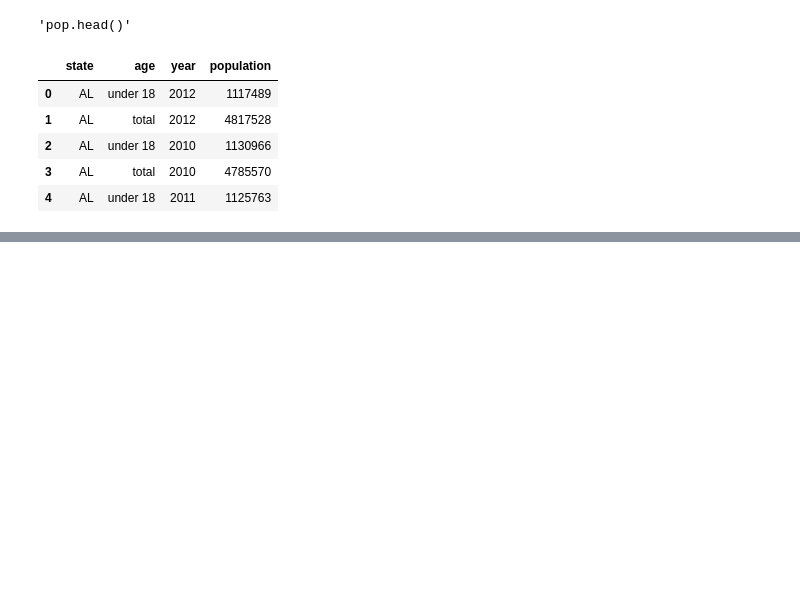
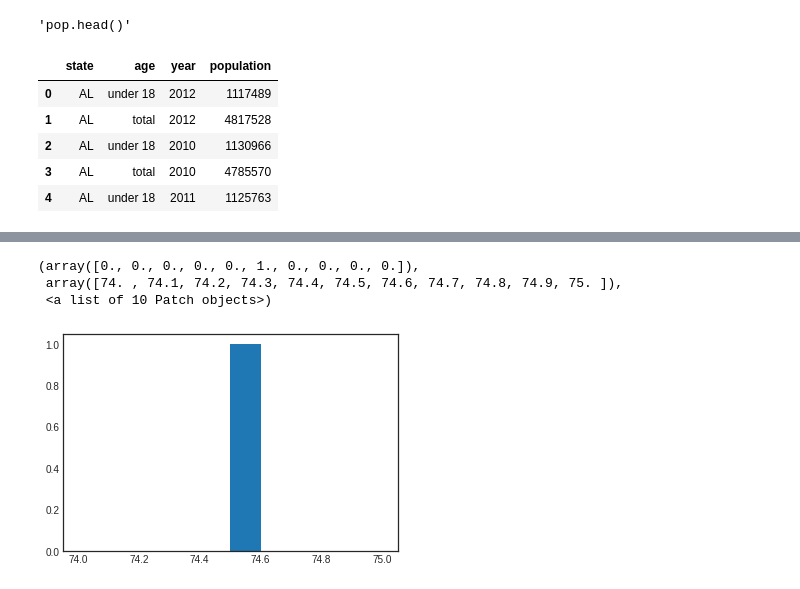
Before and after one commit to yakshithav/internship, a Jupyter notebook: pan1.ipynb, the cells around one changed output, grey strips where cells are left out. Cells and saved outputs as stored; diff of their text form; code cells hidden in the pictures; blank space fills up the shorter version.

```diff
--- a/pan1.ipynb
+++ b/pan1.ipynb
@@ -1082,0 +1142,7 @@ pop.head()
+# %%
+plt.hist(data['height(incms)'].mean())
+# %% [output]
+(array([0., 0., 0., 0., 0., 1., 0., 0., 0., 0.]),
+ array([74. , 74.1, 74.2, 74.3, 74.4, 74.5, 74.6, 74.7, 74.8, 74.9, 75. ]),
+ <a list of 10 Patch objects>)
+[figure, added]
```
Also changed, not shown: parts of 5 cells of this notebook.
